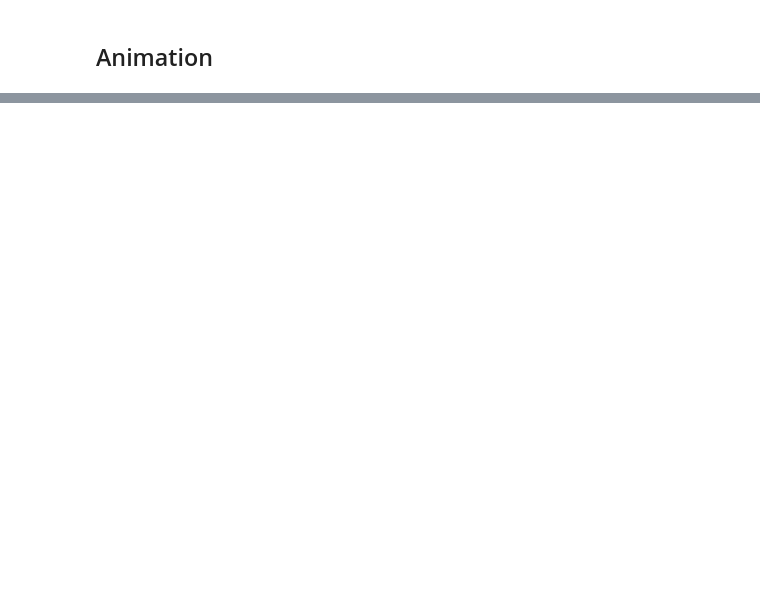
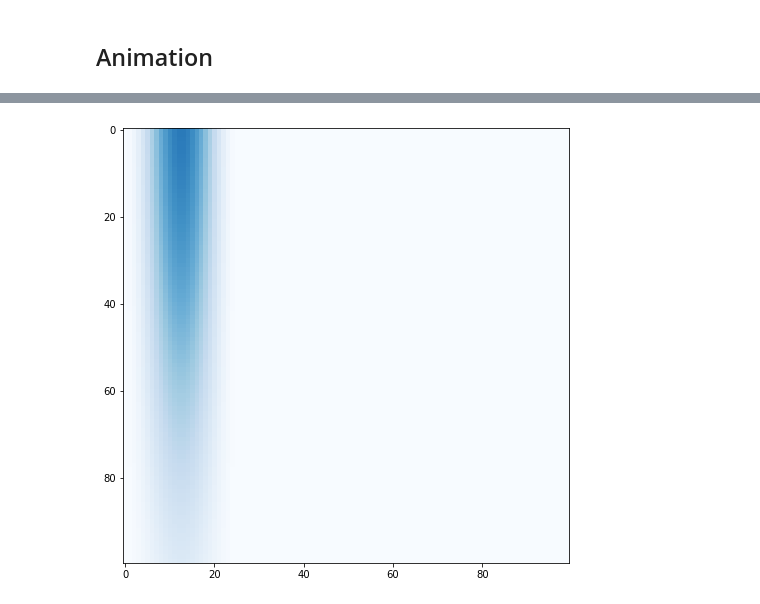
Before and after one commit to maxkuzn/advection-and-coagulation, a Jupyter notebook: vizualization/visualization_1D.ipynb, the cells around one changed output, grey strips where cells are left out. Saved outputs shown, nothing was run; the diff lists cells and outputs as text; code cells hidden in the pictures; blank space fills up the shorter version.

```diff
--- a/vizualization/visualization_1D.ipynb
+++ b/vizualization/visualization_1D.ipynb
@@ -101,0 +114,4 @@ HTML(anim.to_html5_video())
+# %%
+anim = animate(history, min_value=0, max_value=1)
+# %% [output]
+[figure, added]
```
Also changed, not shown: parts of 11 cells of this notebook, 11 other files.
